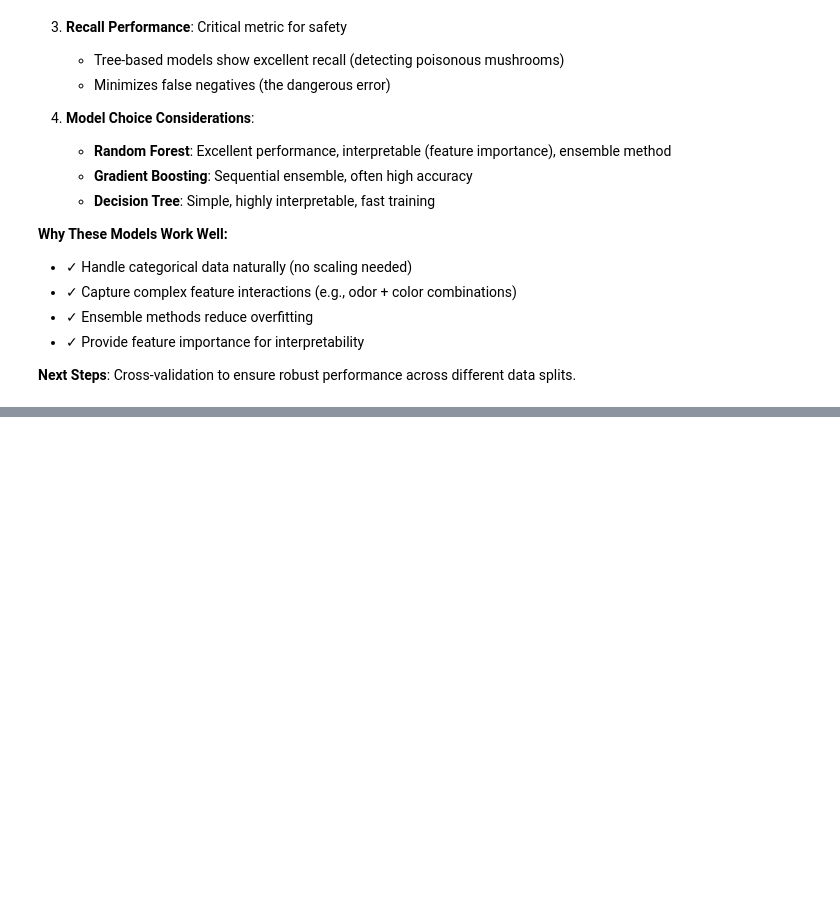
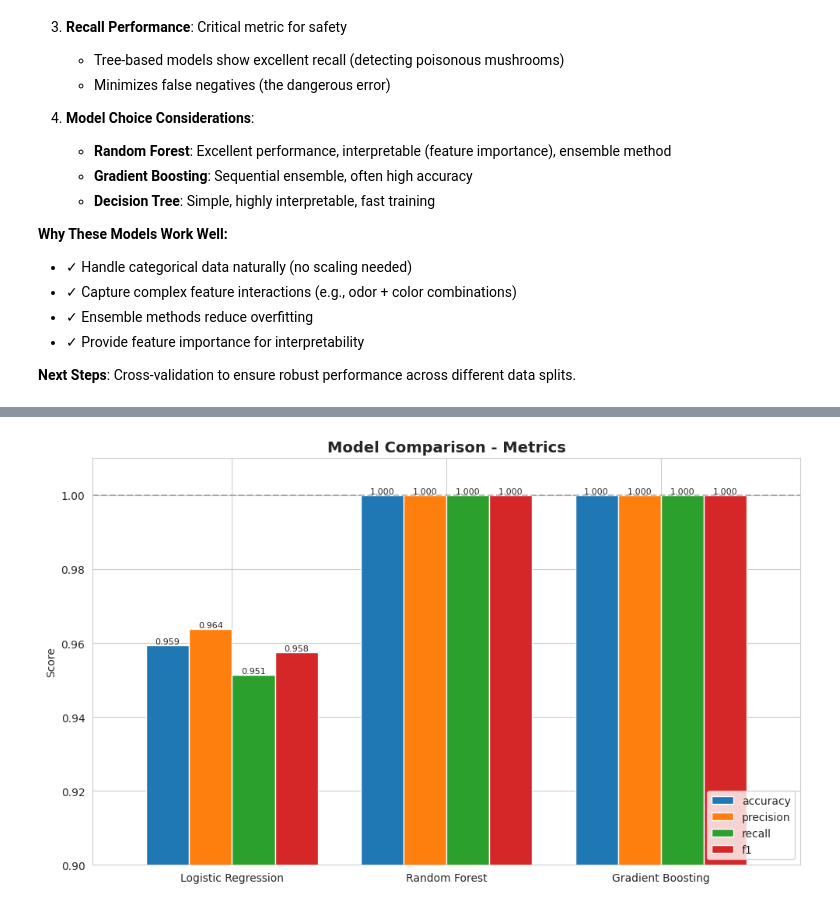
Before and after one commit to leonhrt/cas-kaggle, a Jupyter notebook: cas_kaggle_mushroom_classification.ipynb, the cells around one changed output, grey strips where cells are left out. Cells and saved outputs as stored; diff of their text form; code cells hidden in the pictures; blank space fills up the shorter version.

```diff
--- a/cas_kaggle_mushroom_classification.ipynb
+++ b/cas_kaggle_mushroom_classification.ipynb
@@ -539,0 +628,20 @@ Best Recall: Random Forest (1.0000)
+# %%
+metrics_df = pd.DataFrame(results).T
+metrics_df = metrics_df[['accuracy', 'precision', 'recall', 'f1']]
+
+fig, ax = plt.subplots(figsize=(10, 6))
+metrics_df.plot(kind='bar', ax=ax, width=0.8)
+ax.set_ylim(0.9, 1.01)
+ax.set_ylabel('Score')
+ax.set_title('Model Comparison - Metrics', fontsize=14, fontweight='bold')
+ax.set_xticklabels(ax.get_xticklabels(), rotation=0)
+ax.legend(loc='lower right')
+ax.axhline(y=1.0, color='gray', linestyle='--', alpha=0.5)
+
+for container in ax.containers:
+    ax.bar_label(container, fmt='%.3f', fontsize=8)
+
+plt.tight_layout()
+plt.show()
+# %% [output]
+[figure, added]
```
Also changed, not shown: parts of 14 cells of this notebook.
